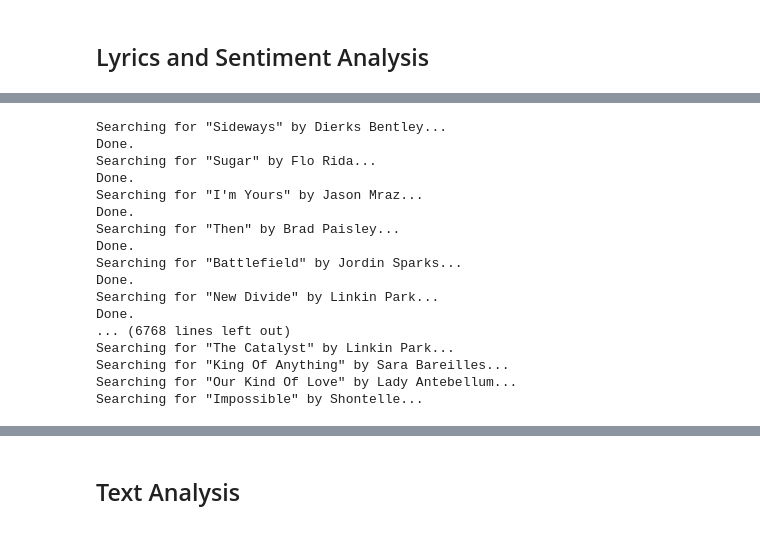
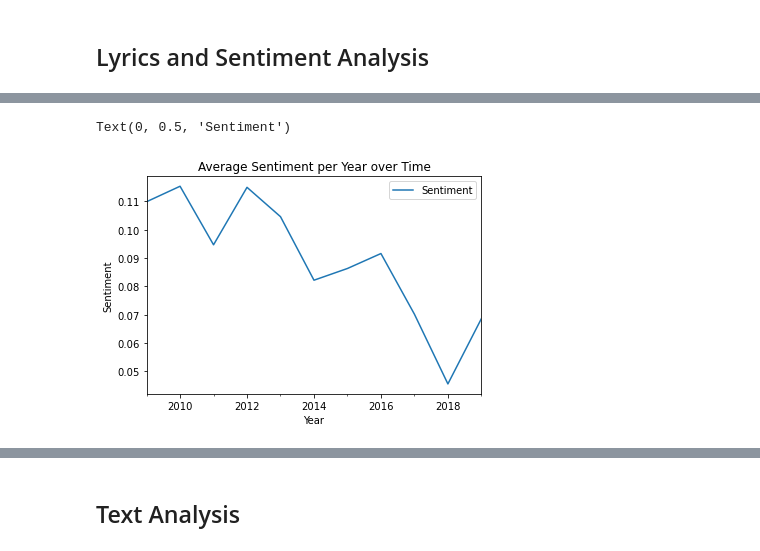
Before and after one commit to catbaker3/final, a Jupyter notebook: Final- Alt Dataset.ipynb, the cells around one changed output, grey strips where cells are left out. Drawn from its saved outputs; the diff is of its cells as text; code cells hidden in the pictures.

```diff
--- a/Final- Alt Dataset.ipynb
+++ b/Final- Alt Dataset.ipynb
@@ -301,29 +254,6 @@ def preprocessing(text):
     lemma_clean = [lemma for lemma in lemmas
                   if lemma.isalpha() and lemma not in stopwords]
     return ''.join(lemma_clean)
-# %%
-# Apply the function to get the lyrics
-lyrics = billboard_100.apply(lambda row: get_lyrics(row['Name'], row['Artists']), axis=1)
-billboard_100['Lyrics'] = lyrics
-billboard_100 = billboard_100.drop(billboard_100[billboard_100['Lyrics'] == 'not found'].index) #drop rows where lyrics are not found on Genius
-# %% [output]
-Searching for "Sideways" by Dierks Bentley...
-Done.
-Searching for "Sugar" by Flo Rida...
-Done.
-Searching for "I'm Yours" by Jason Mraz...
-Done.
-Searching for "Then" by Brad Paisley...
-Done.
-Searching for "Battlefield" by Jordin Sparks...
-Done.
-Searching for "New Divide" by Linkin Park...
-Done.
-... (6768 lines left out)
-Searching for "The Catalyst" by Linkin Park...
-Searching for "King Of Anything" by Sara Bareilles...
-Searching for "Our Kind Of Love" by Lady Antebellum...
-Searching for "Impossible" by Shontelle...
 # %%
 #Use get_lyric_sentiment to get sentiment score for all the song lyrics
 sentiment = billboard_100.apply(lambda row: lyrics_sentiment(row['Lyrics']), axis =1)
@@ -343,3 +273,12 @@ billboard_100 = billboard_100.set_index('Week')
 # %%
 #Resample dataframe sentiment column by year. This arranges the mean lyric sentiment for every year
 billboard_100_resample = billboard_100['Sentiment'].resample('Y').mean()
+# %%
+#Plot lyric sentiment over time
+billboard_100_resample.plot(label='Sentiment', legend=True)
+plt.title('Average Sentiment per Year over Time')
+plt.xlabel('Year')
+plt.ylabel('Sentiment')
+# %% [output]
+Text(0, 0.5, 'Sentiment')
+[figure, added]
```
Also changed, not shown: parts of 25 cells of this notebook.
